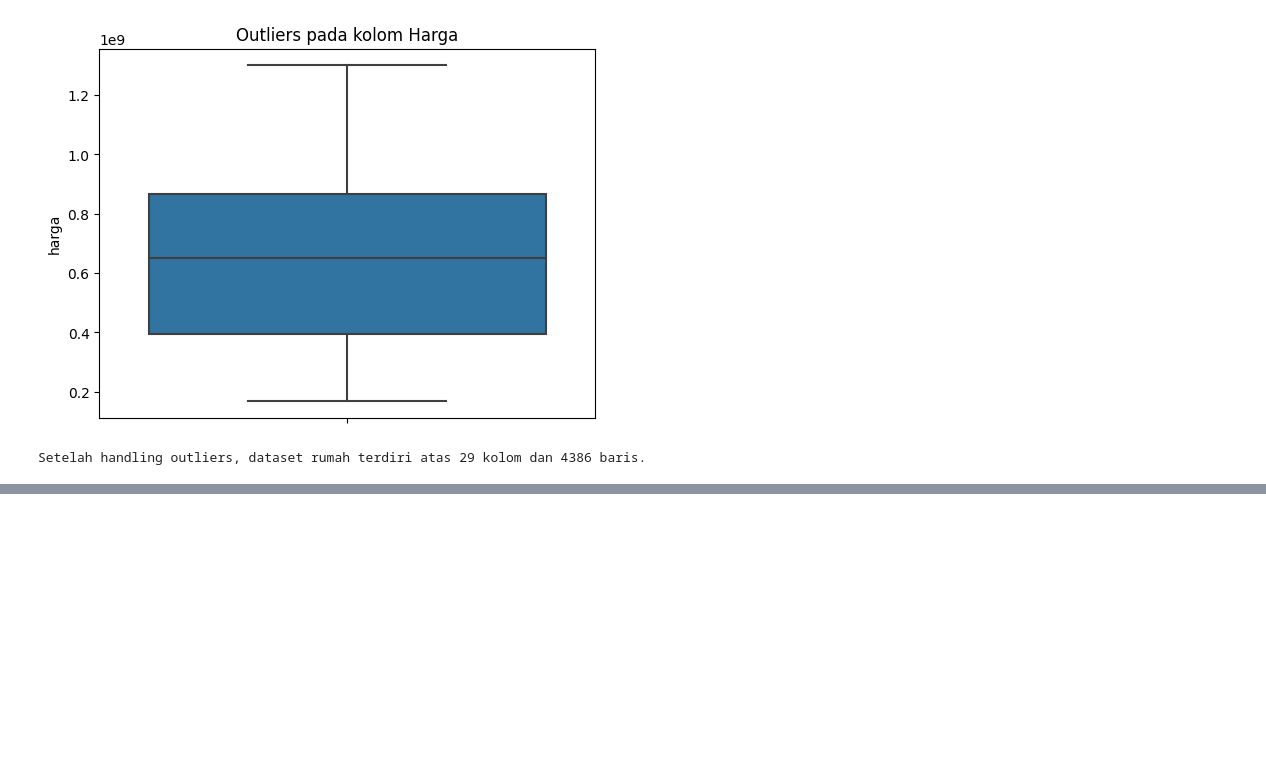
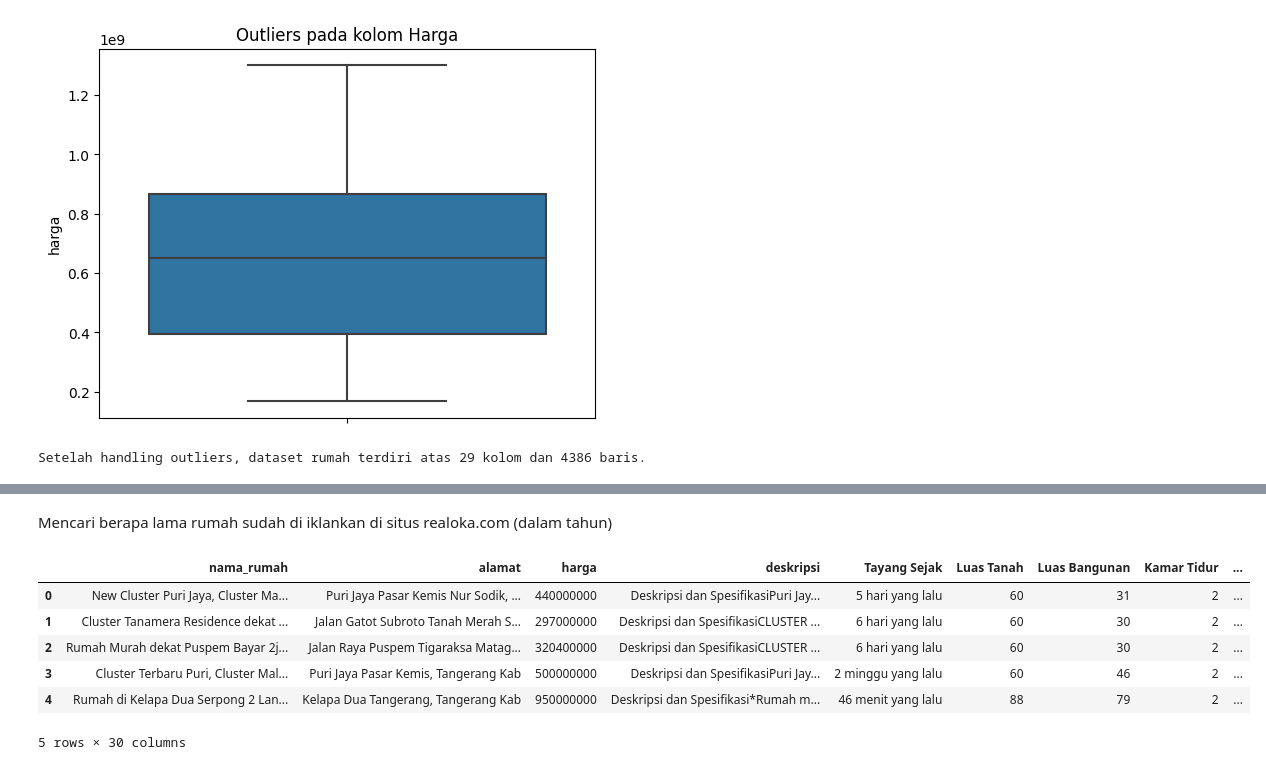
Before and after one commit to daff00/house-price-prediction, a Jupyter notebook: house_price_prediction.ipynb, the cells around one changed output, grey strips where cells are left out. Drawn from its saved outputs; the diff is of its cells as text; code cells hidden in the pictures; blank space fills up the shorter version.

```diff
--- a/house_price_prediction.ipynb
+++ b/house_price_prediction.ipynb
@@ -252,0 +326,2 @@ Setelah handling outliers, dataset rumah terdiri atas 29 kolom dan 4386 baris.
+# %% [markdown]
+Mencari berapa lama rumah sudah di iklankan di situs realoka.com (dalam tahun)
@@ -252,0 +341,24 @@ Setelah handling outliers, dataset rumah terdiri atas 29 kolom dan 4386 baris.
+# %%
+# Fungsi untuk mengubah kolom Tayang Sejak menjadi Tahun Listing
+def convert_to_years(time_ago):
+    parts = time_ago.split()
+    if len(parts) == 4:
+        amount = int(parts[0])
+        unit = parts[1]
+        if unit in time_units:
+            total_time_difference = time_units[unit] * amount
+            current_datetime = datetime.now()
+            target_datetime = current_datetime - total_time_difference
+            return target_datetime.year
+    return None
+
+rumah['Tahun_Listing'] = rumah['Tayang Sejak'].apply(convert_to_years)
+rumah.head()
+# %% [output]
+|  | nama_rumah | alamat | harga | deskripsi | Tayang Sejak | Luas Tanah | Luas Bangunan | Kamar Tidur | ... |
+| 0 | New Cluster Puri Jaya, Cluster Ma... | Puri Jaya Pasar Kemis Nur Sodik, ... | 440000000 | Deskripsi dan SpesifikasiPuri Jay... | 5 hari yang lalu | 60 | 31 | 2 | ... |
+| 1 | Cluster Tanamera Residence dekat ... | Jalan Gatot Subroto Tanah Merah S... | 297000000 | Deskripsi dan SpesifikasiCLUSTER ... | 6 hari yang lalu | 60 | 30 | 2 | ... |
+| 2 | Rumah Murah dekat Puspem Bayar 2j... | Jalan Raya Puspem Tigaraksa Matag... | 320400000 | Deskripsi dan SpesifikasiCLUSTER ... | 6 hari yang lalu | 60 | 30 | 2 | ... |
+| 3 | Cluster Terbaru Puri, Cluster Mal... | Puri Jaya Pasar Kemis, Tangerang Kab | 500000000 | Deskripsi dan SpesifikasiPuri Jay... | 2 minggu yang lalu | 60 | 46 | 2 | ... |
+| 4 | Rumah di Kelapa Dua Serpong 2 Lan... | Kelapa Dua Tangerang, Tangerang Kab | 950000000 | Deskripsi dan Spesifikasi*Rumah m... | 46 menit yang lalu | 88 | 79 | 2 | ... |
+5 rows × 30 columns
```
Also changed, not shown: parts of 14 cells of this notebook.
